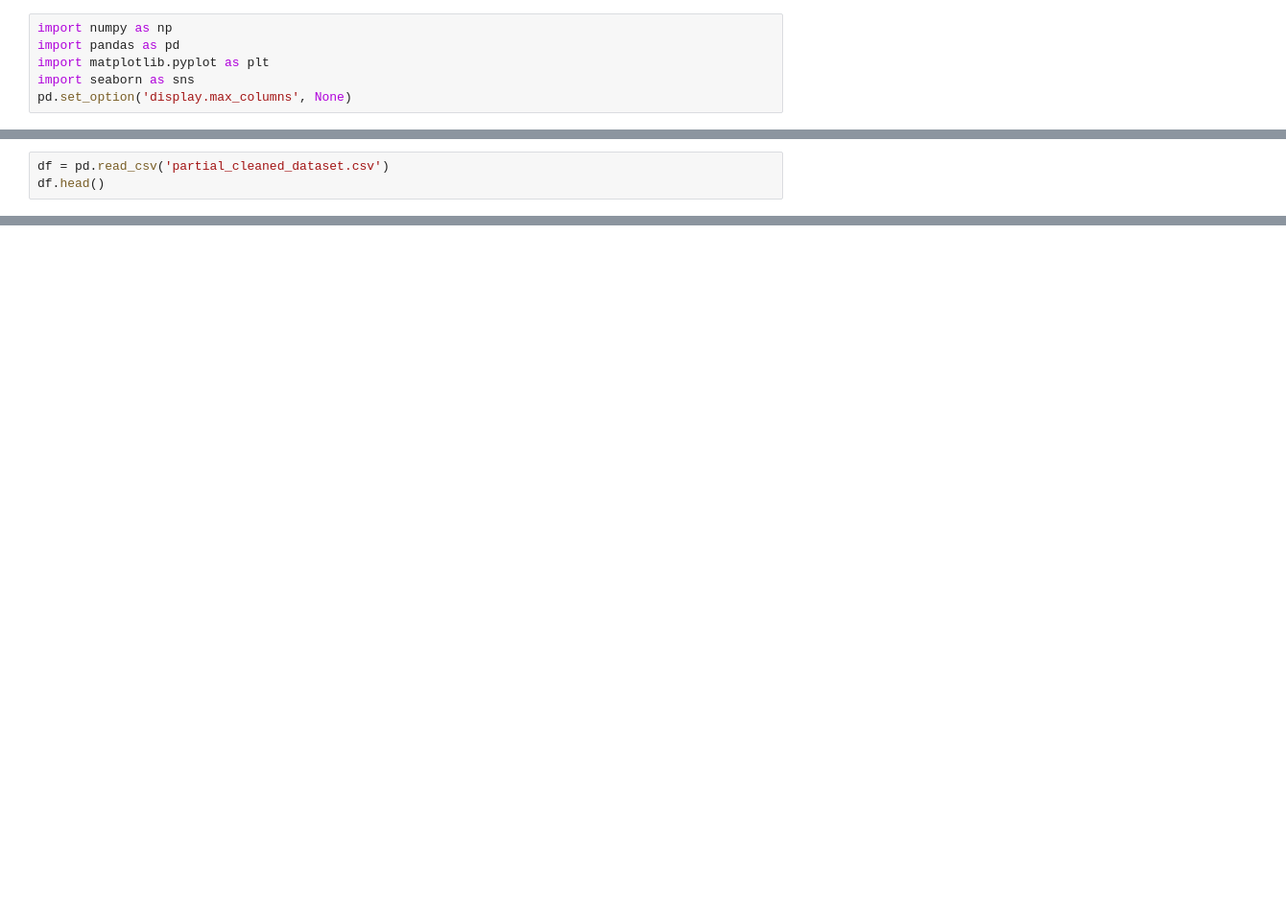
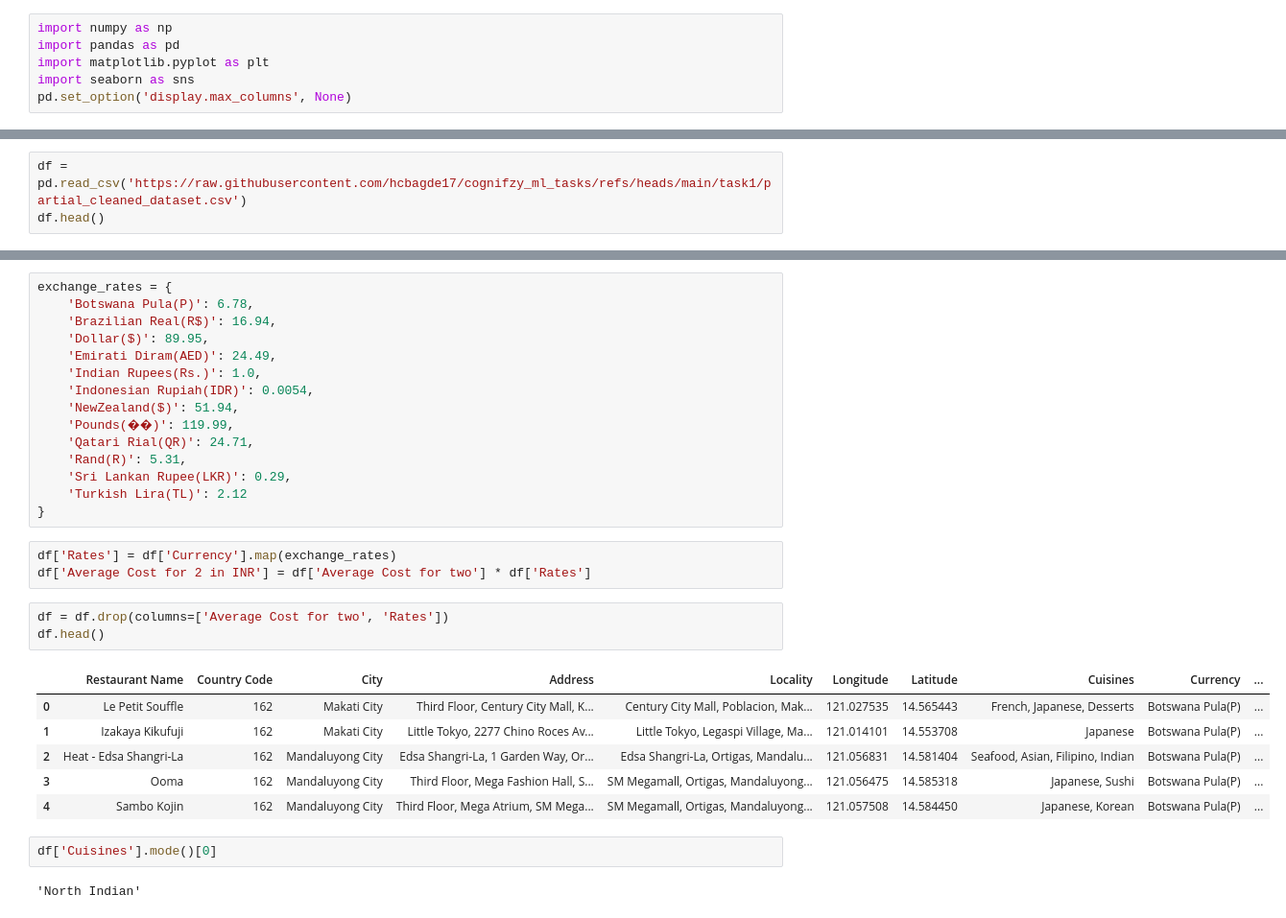
Before and after one commit to hcbagde17/cognifzy_ml_tasks, a Jupyter notebook: task1/preprocessing.ipynb, the cells around one changed output, grey strips where cells are left out. Shown at 96% size. Saved outputs shown, nothing was run; the diff lists cells and outputs as text; blank space fills up the shorter version.

```diff
--- a/task1/preprocessing.ipynb
+++ b/task1/preprocessing.ipynb
@@ -18,4 +7,4 @@ print(os.listdir())
 # %%
-df = pd.read_csv('partial_cleaned_dataset.csv')
+df = pd.read_csv('https://raw.githubusercontent.com/hcbagde17/cognifzy_ml_tasks/refs/heads/main/task1/partial_cleaned_dataset.csv')
 df.head()
 # %% [output]
@@ -22,0 +45,32 @@ FileNotFoundError: [Errno 2] No such file or directory: 'partial_cleaned_dataset
+# %%
+exchange_rates = {
+    'Botswana Pula(P)': 6.78,
+    'Brazilian Real(R$)': 16.94,
+    'Dollar($)': 89.95,
+    'Emirati Diram(AED)': 24.49,
+    'Indian Rupees(Rs.)': 1.0,
+    'Indonesian Rupiah(IDR)': 0.0054,
+    'NewZealand($)': 51.94,
+    'Pounds(��)': 119.99,
+    'Qatari Rial(QR)': 24.71,
+    'Rand(R)': 5.31,
+    'Sri Lankan Rupee(LKR)': 0.29,
+    'Turkish Lira(TL)': 2.12
+}
+# %%
+df['Rates'] = df['Currency'].map(exchange_rates)
+df['Average Cost for 2 in INR'] = df['Average Cost for two'] * df['Rates']
+# %%
+df = df.drop(columns=['Average Cost for two', 'Rates'])
+df.head()
+# %% [output]
+|  | Restaurant Name | Country Code | City | Address | Locality | Longitude | Latitude | Cuisines | Currency | ... |
+| 0 | Le Petit Souffle | 162 | Makati City | Third Floor, Century City Mall, K... | Century City Mall, Poblacion, Mak... | 121.027535 | 14.565443 | French, Japanese, Desserts | Botswana Pula(P) | ... |
+| 1 | Izakaya Kikufuji | 162 | Makati City | Little Tokyo, 2277 Chino Roces Av... | Little Tokyo, Legaspi Village, Ma... | 121.014101 | 14.553708 | Japanese | Botswana Pula(P) | ... |
+| 2 | Heat - Edsa Shangri-La | 162 | Mandaluyong City | Edsa Shangri-La, 1 Garden Way, Or... | Edsa Shangri-La, Ortigas, Mandalu... | 121.056831 | 14.581404 | Seafood, Asian, Filipino, Indian | Botswana Pula(P) | ... |
+| 3 | Ooma | 162 | Mandaluyong City | Third Floor, Mega Fashion Hall, S... | SM Megamall, Ortigas, Mandaluyong... | 121.056475 | 14.585318 | Japanese, Sushi | Botswana Pula(P) | ... |
+| 4 | Sambo Kojin | 162 | Mandaluyong City | Third Floor, Mega Atrium, SM Mega... | SM Megamall, Ortigas, Mandaluyong... | 121.057508 | 14.584450 | Japanese, Korean | Botswana Pula(P) | ... |
+# %%
+df['Cuisines'].mode()[0]
+# %% [output]
+'North Indian'
```
Also changed, not shown: parts of 13 cells of this notebook, 2 other files.
